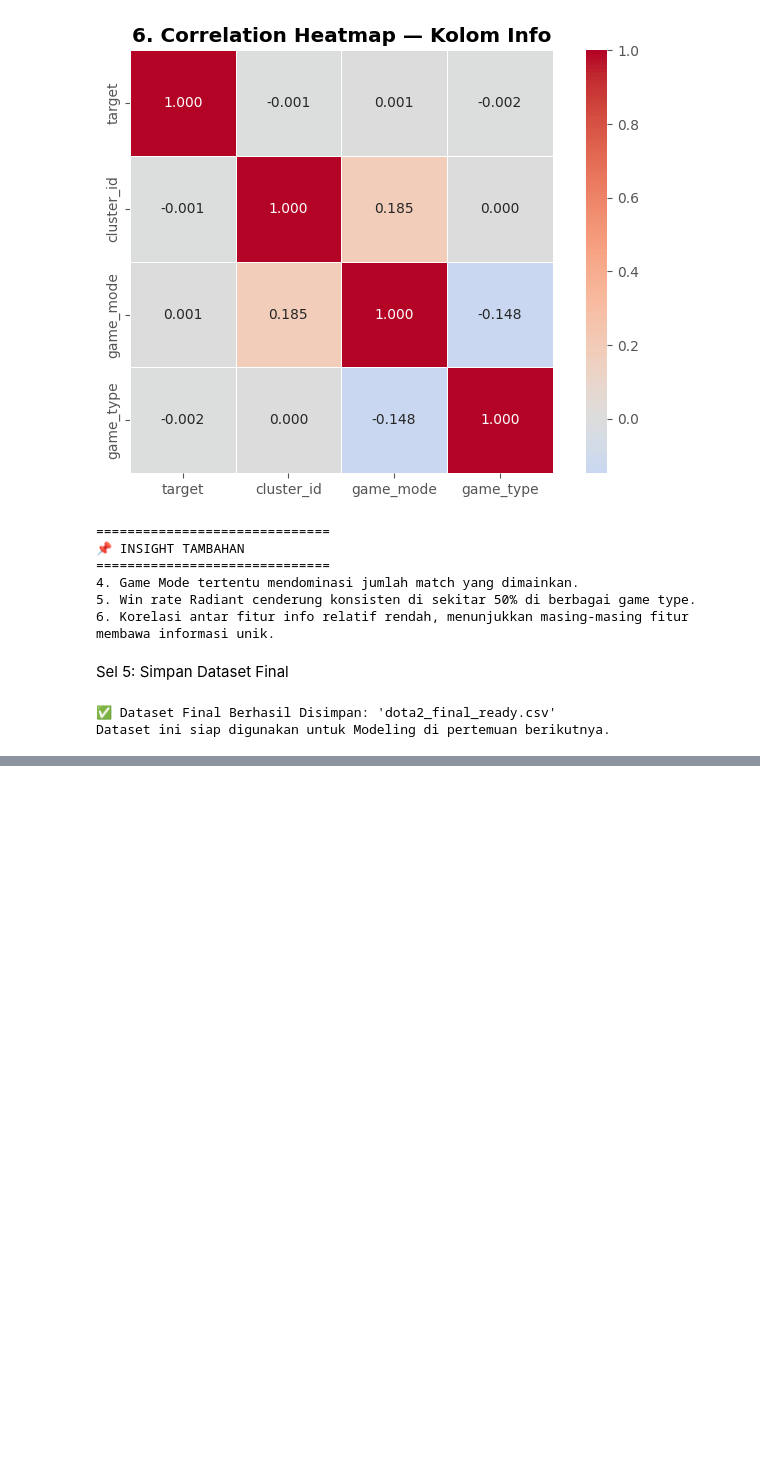
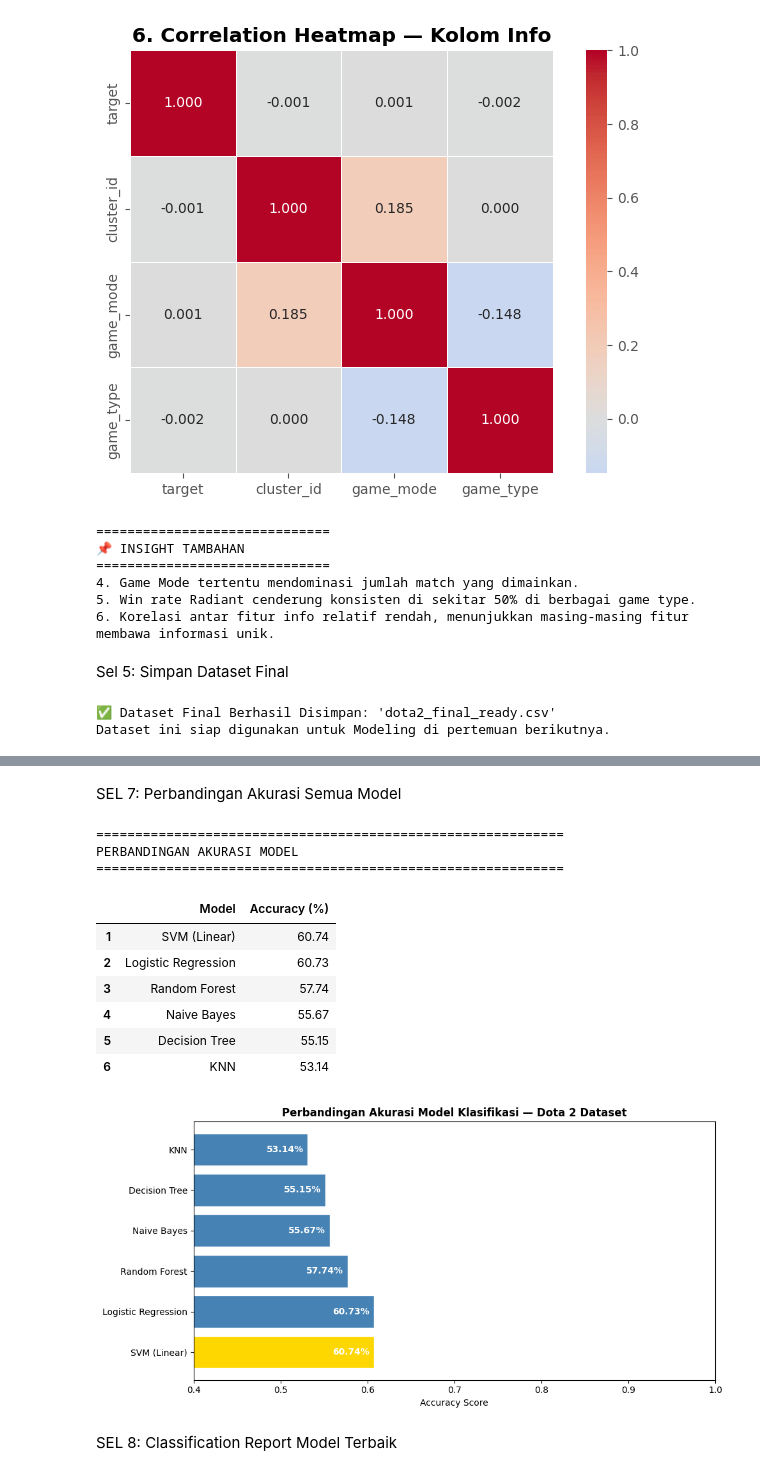
Before and after one commit to Kanzacky/DotaWinIQR, a Jupyter notebook: Dota_2_Dataset.ipynb, the cells around one changed output, grey strips where cells are left out. Cells and saved outputs as stored; diff of their text form; code cells hidden in the pictures; blank space fills up the shorter version.

```diff
--- a/Dota_2_Dataset.ipynb
+++ b/Dota_2_Dataset.ipynb
@@ -273,0 +317,12 @@ Dataset ini siap digunakan untuk Modeling di pertemuan berikutnya.
+# %%
+X = df.drop('target', axis=1)
+y = df['target']
+
+print("=" * 60)
+print("PEMISAHAN FITUR DAN TARGET")
+print("=" * 60)
+print(f"\nShape X (Features) : {X.shape}")
+print(f"Shape y (Target)   : {y.shape}")
+print(f"\nKeterangan Target:")
+print("  0 = Dire Menang")
+print("  1 = Radiant Menang")
@@ -273,0 +382,8 @@ Dataset ini siap digunakan untuk Modeling di pertemuan berikutnya.
+# %%
+scaler = StandardScaler()
+X_train_scaled = scaler.fit_transform(X_train)
+X_test_scaled  = scaler.transform(X_test)
+
+print("✅ Feature Scaling Selesai")
+print(f"   Mean X_train : {X_train_scaled.mean():.4f}")
+print(f"   Std  X_train : {X_train_scaled.std():.4f}")
@@ -273,0 +452,40 @@ Dataset ini siap digunakan untuk Modeling di pertemuan berikutnya.
+# %% [markdown]
+SEL 7: Perbandingan Akurasi Semua Model
+# %%
+results_df = pd.DataFrame(results).sort_values("Accuracy", ascending=False).reset_index(drop=True)
+results_df.index += 1
+results_df["Accuracy (%)"] = (results_df["Accuracy"] * 100).round(2)
+
+print("=" * 60)
+print("PERBANDINGAN AKURASI MODEL")
+print("=" * 60)
+display(results_df[["Model", "Accuracy (%)"]])
+
+# Visualisasi
+fig, ax = plt.subplots(figsize=(10, 5))
+colors = ['gold' if i == 0 else 'steelblue' for i in range(len(results_df))]
+bars = ax.barh(results_df["Model"], results_df["Accuracy"], color=colors, edgecolor='white')
+
+for bar, acc in zip(bars, results_df["Accuracy"]):
+    ax.text(bar.get_width() - 0.005, bar.get_y() + bar.get_height()/2,
+            f'{acc*100:.2f}%', va='center', ha='right', color='white', fontweight='bold')
+
+ax.set_xlim([0.4, 1.0])
+ax.set_xlabel("Accuracy Score")
+ax.set_title("Perbandingan Akurasi Model Klasifikasi — Dota 2 Dataset", fontweight='bold')
+plt.tight_layout()
+plt.show()
+# %% [output]
+============================================================
+PERBANDINGAN AKURASI MODEL
+============================================================
+|  | Model | Accuracy (%) |
+| 1 | SVM (Linear) | 60.74 |
+| 2 | Logistic Regression | 60.73 |
+| 3 | Random Forest | 57.74 |
+| 4 | Naive Bayes | 55.67 |
+| 5 | Decision Tree | 55.15 |
+| 6 | KNN | 53.14 |
+[figure, added]
+# %% [markdown]
+SEL 8: Classification Report Model Terbaik
```
Also changed, not shown: parts of 21 cells of this notebook.
